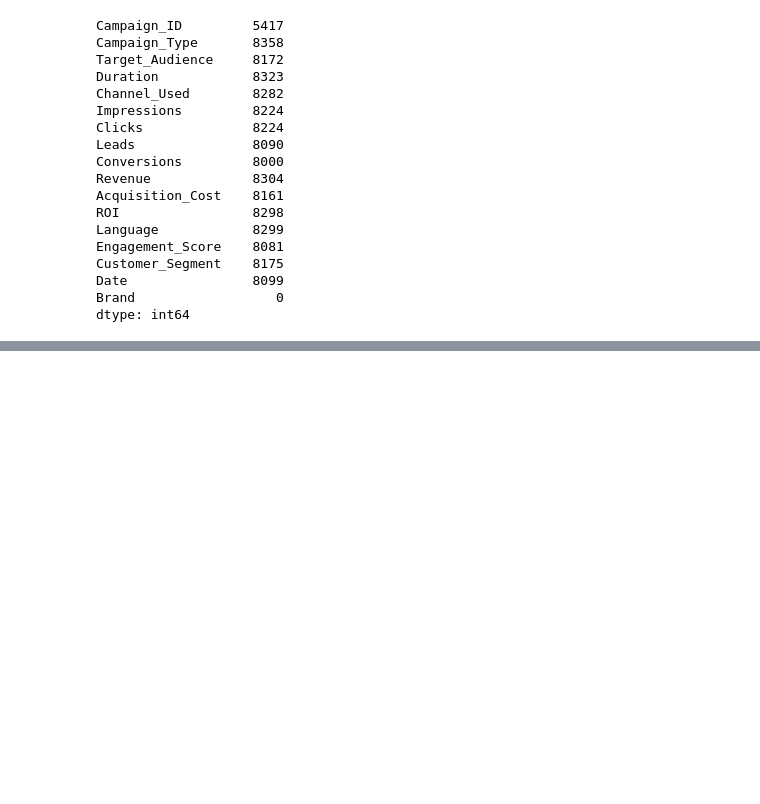
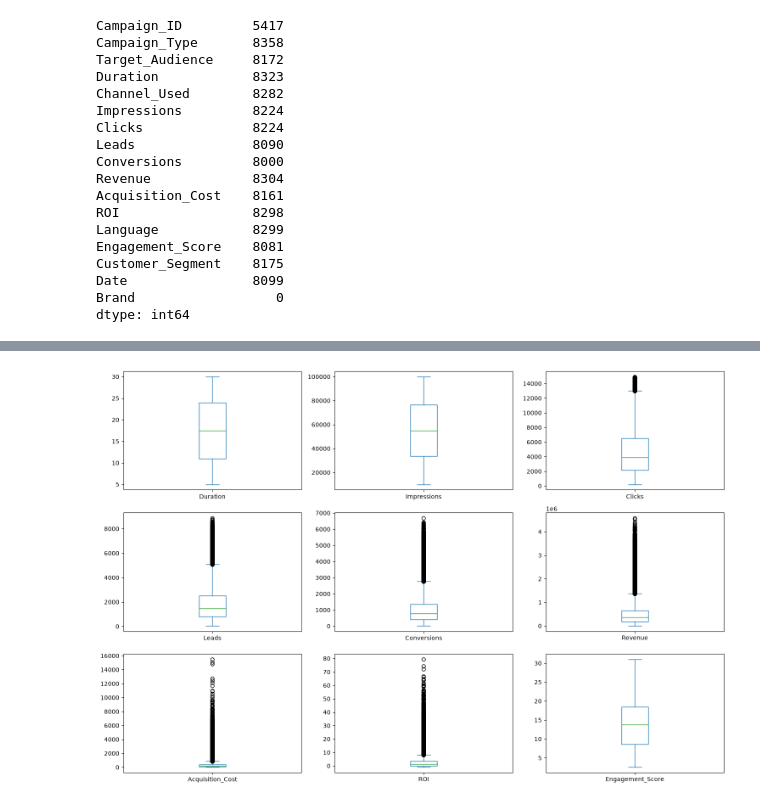
Before and after one commit to paulrobinsonr/Maketing_campaign_performance_prediction, a Jupyter notebook: view.ipynb, the cells around one changed output, grey strips where cells are left out. Drawn from its saved outputs; the diff is of its cells as text; code cells hidden in the pictures; blank space fills up the shorter version.

```diff
--- a/view.ipynb
+++ b/view.ipynb
@@ -278,0 +499,2 @@ dtype: int64
+# %%
+df["Date_Missing"] = df["Date"].isnull().astype(int)
@@ -278,0 +508,5 @@ dtype: int64
+# %%
+date_feature_cols = ["Year", "Month", "Day", "Day_of_Week"]
+
+for col in date_feature_cols:
+    df[col] = df[col].fillna(df[col].mode()[0])
@@ -278,0 +533,2 @@ dtype: int64
+# %%
+df["ROI"] = df["ROI"].fillna(df["ROI"].median())
@@ -278,0 +559,2 @@ dtype: int64
+# %%
+df.drop(columns=["Calculated_ROI"], inplace=True)
@@ -278,0 +591,14 @@ dtype: int64
+# %%
+import matplotlib.pyplot as plt
+
+df[numerical_cols].plot(
+    kind="box",
+    subplots=True,
+    layout=(3, 3),
+    figsize=(15, 10)
+)
+
+plt.tight_layout()
+plt.show()
+# %% [output]
+[figure, added]
```
Also changed, not shown: parts of 46 cells of this notebook.
